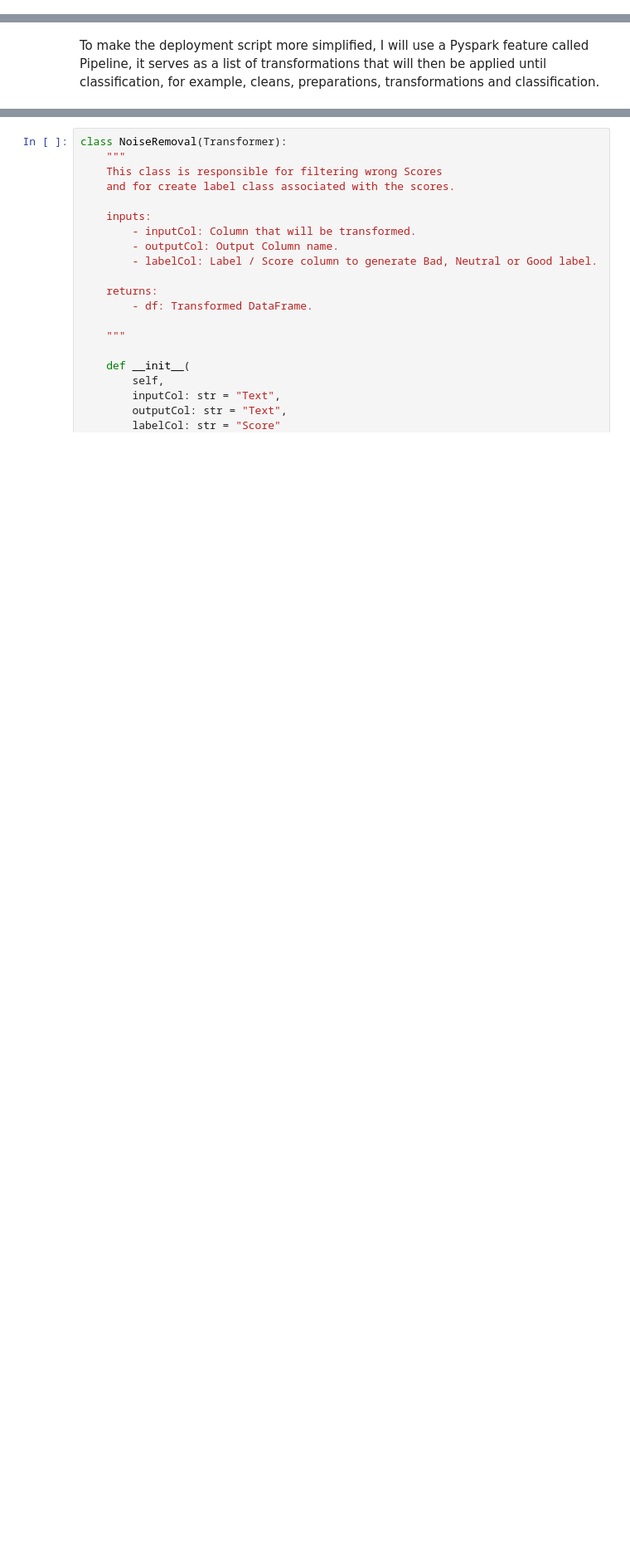
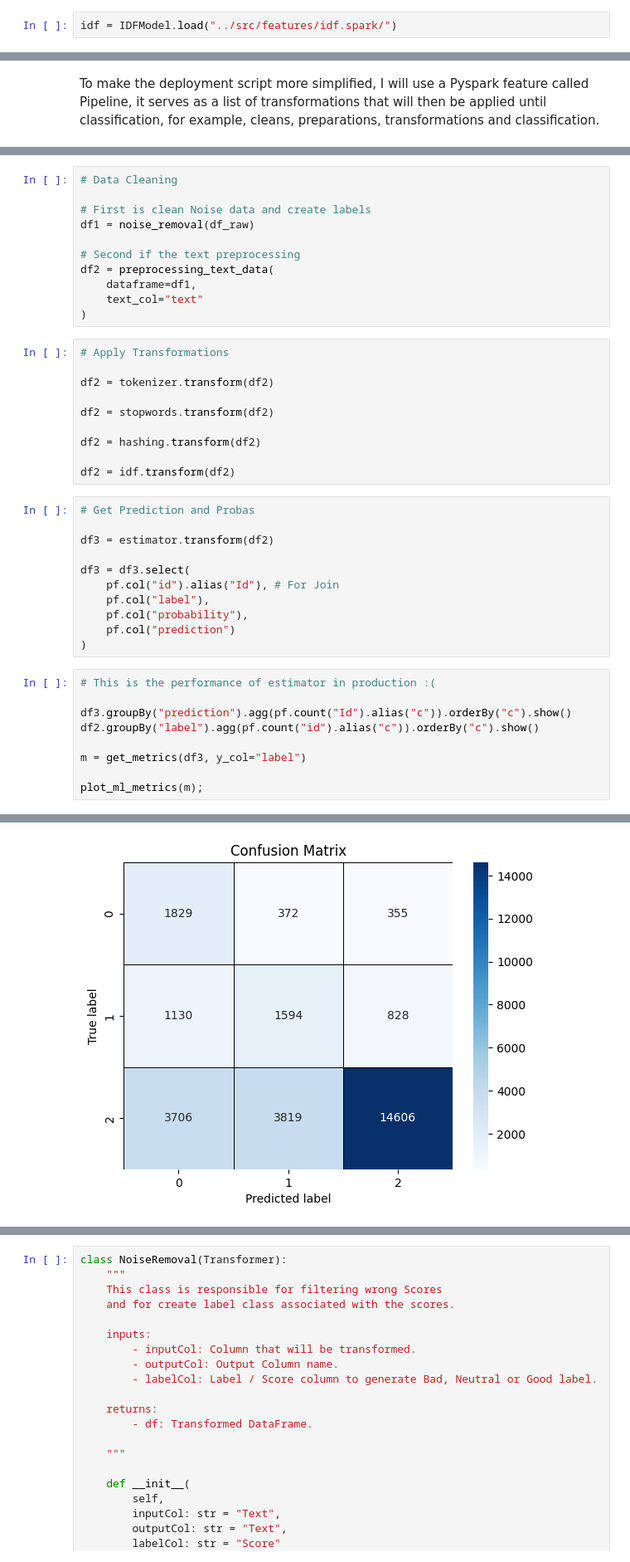
Before and after one commit to xGabrielR/Sentiment-Analysis, a Jupyter notebook: notebooks/first_cycle/grc_pyspark_pipeline_03.ipynb, the cells around one changed output, grey strips where cells are left out. Shown: that part at 83% size. Saved outputs shown, nothing was run; the diff lists cells and outputs as text; blank space fills up the shorter version.

```diff
--- a/notebooks/grc_pyspark_pipeline_04.ipynb
+++ b/notebooks/first_cycle/grc_pyspark_pipeline_03.ipynb
@@ -1014,0 +1199,2 @@ only showing top 5 rows
+# %%
+idf = IDFModel.load("../src/features/idf.spark/")
@@ -1747,0 +1967,42 @@ only showing top 5 rows
+# %%
+# Data Cleaning
+
+# First is clean Noise data and create labels
+df1 = noise_removal(df_raw)
+
+# Second if the text preprocessing
+df2 = preprocessing_text_data(
+    dataframe=df1,
+    text_col="text"
+)
+# %%
+# Apply Transformations
+
+df2 = tokenizer.transform(df2)
+
+df2 = stopwords.transform(df2)
+
+df2 = hashing.transform(df2)
+
+df2 = idf.transform(df2)
+# %%
+# Get Prediction and Probas
+
+df3 = estimator.transform(df2)
+
+df3 = df3.select(
+    pf.col("id").alias("Id"), # For Join
+    pf.col("label"),
+    pf.col("probability"),
+    pf.col("prediction")
+)
+# %%
+# This is the performance of estimator in production :(
+
+df3.groupBy("prediction").agg(pf.count("Id").alias("c")).orderBy("c").show()
+df2.groupBy("label").agg(pf.count("id").alias("c")).orderBy("c").show()
+
+m = get_metrics(df3, y_col="label")
+
+plot_ml_metrics(m);
+# %% [output]
@@ -1747,0 +2040 @@ only showing top 5 rows
+[figure, added]
```
Also changed, not shown: parts of 64 cells of this notebook, 4 other files.
